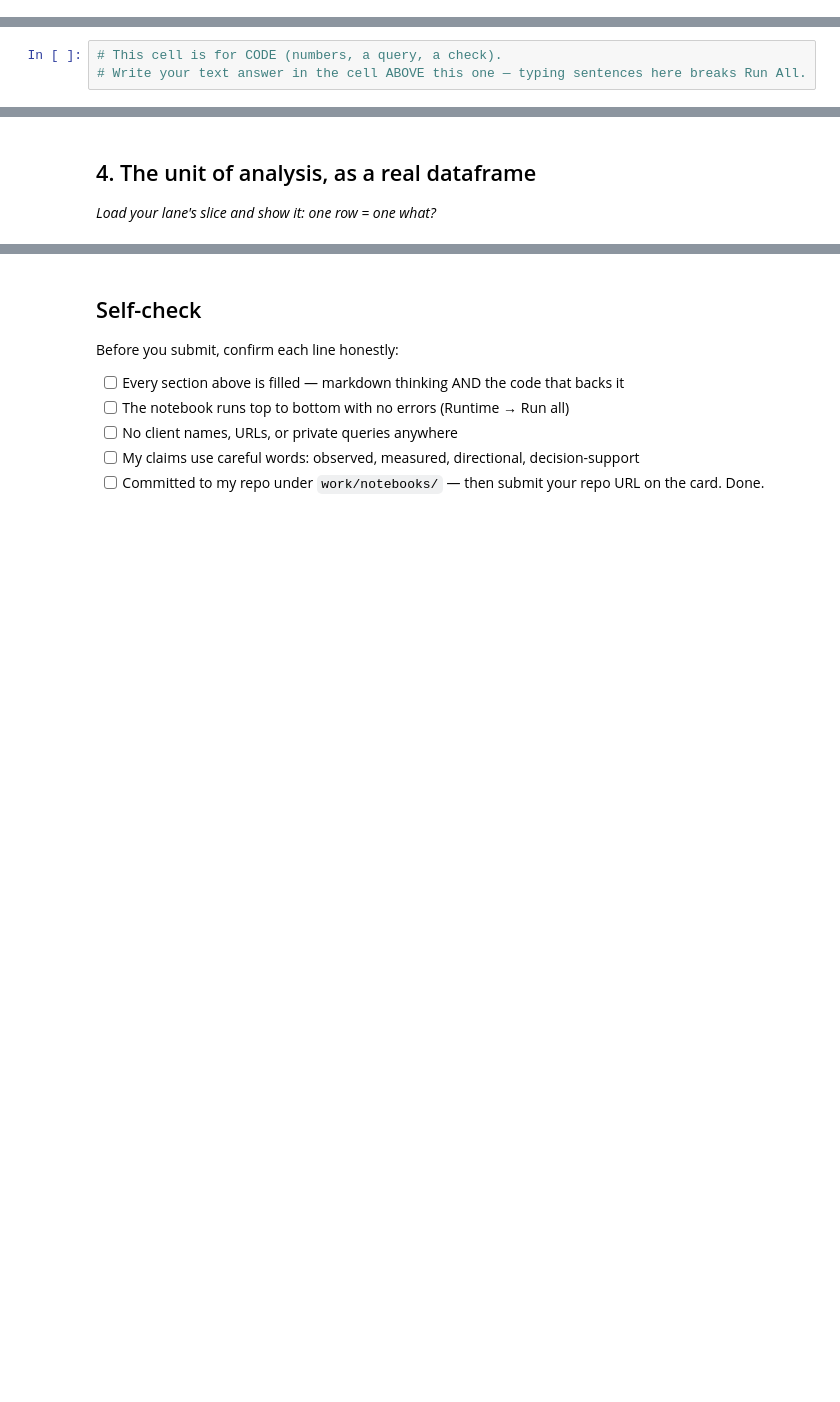
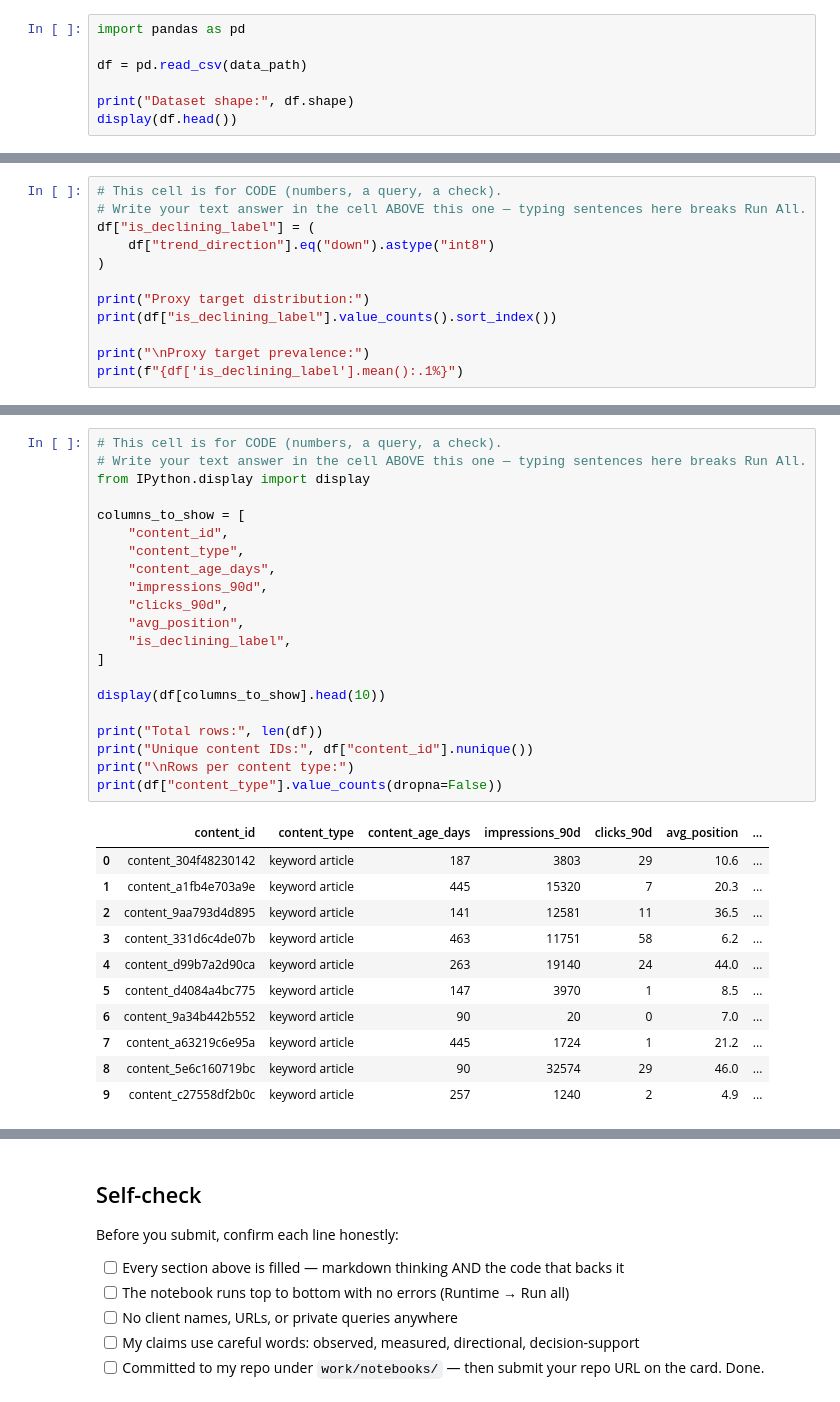
Before and after one commit to inju7/flyrank-ai-ml, a Jupyter notebook: work/notebooks/w02_ml_task_framing.ipynb, the cells around one changed output, grey strips where cells are left out. Saved outputs shown, nothing was run; the diff lists cells and outputs as text; blank space fills up the shorter version.

```diff
--- a/work/notebooks/w02_ml_task_framing.ipynb
+++ b/work/notebooks/w02_ml_task_framing.ipynb
@@ -12,0 +31,7 @@ This skeleton is yours to fill. Work the sections **in order** — each one has
+# %%
+import pandas as pd
+
+df = pd.read_csv(data_path)
+
+print("Dataset shape:", df.shape)
+display(df.head())
@@ -19,0 +69,12 @@ This skeleton is yours to fill. Work the sections **in order** — each one has
+# %%
+# This cell is for CODE (numbers, a query, a check).
+# Write your text answer in the cell ABOVE this one — typing sentences here breaks Run All.
+df["is_declining_label"] = (
+    df["trend_direction"].eq("down").astype("int8")
+)
+
+print("Proxy target distribution:")
+print(df["is_declining_label"].value_counts().sort_index())
+
+print("\nProxy target prevalence:")
+print(f"{df['is_declining_label'].mean():.1%}")
@@ -27,3 +115,33 @@ This skeleton is yours to fill. Work the sections **in order** — each one has
 # %%
 # This cell is for CODE (numbers, a query, a check).
 # Write your text answer in the cell ABOVE this one — typing sentences here breaks Run All.
+from IPython.display import display
+
+columns_to_show = [
+    "content_id",
+    "content_type",
+    "content_age_days",
+    "impressions_90d",
+    "clicks_90d",
+    "avg_position",
+    "is_declining_label",
+]
+
+display(df[columns_to_show].head(10))
+
+print("Total rows:", len(df))
+print("Unique content IDs:", df["content_id"].nunique())
+print("\nRows per content type:")
+print(df["content_type"].value_counts(dropna=False))
+# %% [output]
+|  | content_id | content_type | content_age_days | impressions_90d | clicks_90d | avg_position | ... |
+| 0 | content_304f48230142 | keyword article | 187 | 3803 | 29 | 10.6 | ... |
+| 1 | content_a1fb4e703a9e | keyword article | 445 | 15320 | 7 | 20.3 | ... |
+| 2 | content_9aa793d4d895 | keyword article | 141 | 12581 | 11 | 36.5 | ... |
+| 3 | content_331d6c4de07b | keyword article | 463 | 11751 | 58 | 6.2 | ... |
+| 4 | content_d99b7a2d90ca | keyword article | 263 | 19140 | 24 | 44.0 | ... |
+| 5 | content_d4084a4bc775 | keyword article | 147 | 3970 | 1 | 8.5 | ... |
+| 6 | content_9a34b442b552 | keyword article | 90 | 20 | 0 | 7.0 | ... |
+| 7 | content_a63219c6e95a | keyword article | 445 | 1724 | 1 | 21.2 | ... |
+| 8 | content_5e6c160719bc | keyword article | 90 | 32574 | 29 | 46.0 | ... |
+| 9 | content_c27558df2b0c | keyword article | 257 | 1240 | 2 | 4.9 | ... |
@@ -30,4 +156,0 @@ This skeleton is yours to fill. Work the sections **in order** — each one has
-# %% [markdown]
-## 4. The unit of analysis, as a real dataframe
-
-*Load your lane's slice and show it: one row = one what?*
```
Also changed, not shown: parts of 18 cells of this notebook.
